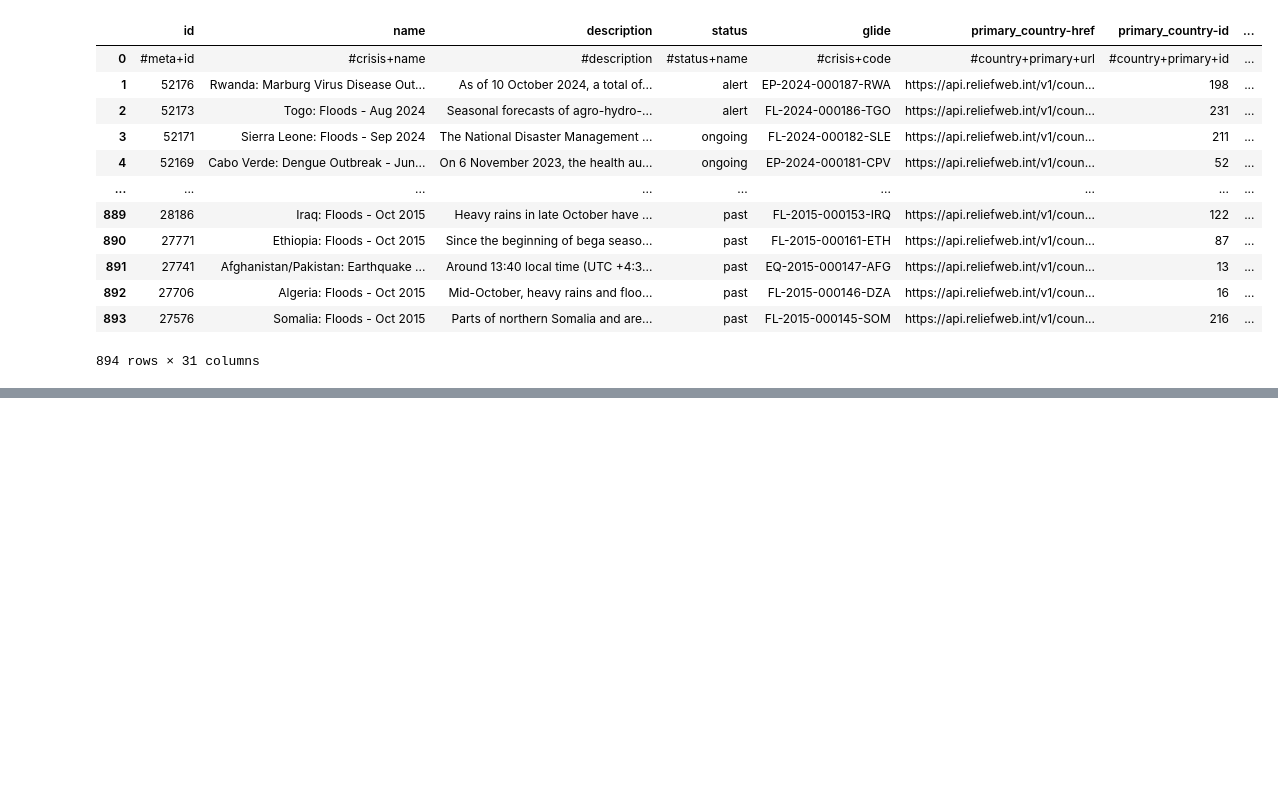
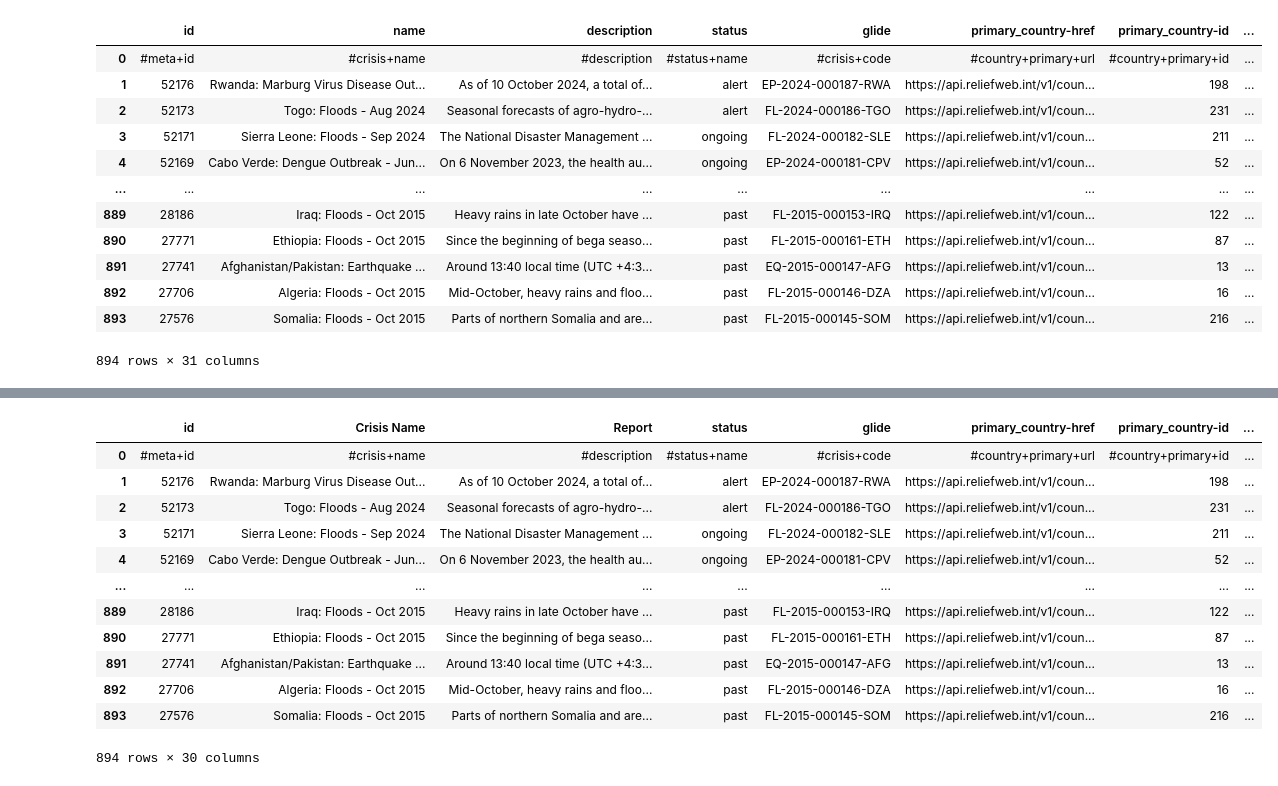
Before and after one commit to INFO3604-Project/DisasterOntology, a Jupyter notebook: dataset_cleaning/reliefweb_data_cleaning.ipynb, the cells around one changed output, grey strips where cells are left out. Drawn from its saved outputs; the diff is of its cells as text; code cells hidden in the pictures; blank space fills up the shorter version.

Commit message:
Cleaned news report dataset and saved to csv

```diff
--- a/dataset_cleaning/reliefweb_data_cleaning.ipynb
+++ b/dataset_cleaning/reliefweb_data_cleaning.ipynb
@@ -19,0 +53,3 @@ df
+# %%
+df = df.drop(columns='description-html')
+df
@@ -19,0 +70,17 @@ df
+# %%
+df =df.rename(columns={'name': 'Crisis Name', 'description': 'Report'})
+df
+# %% [output]
+|  | id | Crisis Name | Report | status | glide | primary_country-href | primary_country-id | ... |
+| 0 | #meta+id | #crisis+name | #description | #status+name | #crisis+code | #country+primary+url | #country+primary+id | ... |
+| 1 | 52176 | Rwanda: Marburg Virus Disease Out... | As of 10 October 2024, a total of... | alert | EP-2024-000187-RWA | https://api.reliefweb.int/v1/coun... | 198 | ... |
+| 2 | 52173 | Togo: Floods - Aug 2024 | Seasonal forecasts of agro-hydro-... | alert | FL-2024-000186-TGO | https://api.reliefweb.int/v1/coun... | 231 | ... |
+| 3 | 52171 | Sierra Leone: Floods - Sep 2024 | The National Disaster Management ... | ongoing | FL-2024-000182-SLE | https://api.reliefweb.int/v1/coun... | 211 | ... |
+| 4 | 52169 | Cabo Verde: Dengue Outbreak - Jun... | On 6 November 2023, the health au... | ongoing | EP-2024-000181-CPV | https://api.reliefweb.int/v1/coun... | 52 | ... |
+| ... | ... | ... | ... | ... | ... | ... | ... | ... |
+| 889 | 28186 | Iraq: Floods - Oct 2015 | Heavy rains in late October have ... | past | FL-2015-000153-IRQ | https://api.reliefweb.int/v1/coun... | 122 | ... |
+| 890 | 27771 | Ethiopia: Floods - Oct 2015 | Since the beginning of bega seaso... | past | FL-2015-000161-ETH | https://api.reliefweb.int/v1/coun... | 87 | ... |
+| 891 | 27741 | Afghanistan/Pakistan: Earthquake ... | Around 13:40 local time (UTC +4:3... | past | EQ-2015-000147-AFG | https://api.reliefweb.int/v1/coun... | 13 | ... |
+| 892 | 27706 | Algeria: Floods - Oct 2015 | Mid-October, heavy rains and floo... | past | FL-2015-000146-DZA | https://api.reliefweb.int/v1/coun... | 16 | ... |
+| 893 | 27576 | Somalia: Floods - Oct 2015 | Parts of northern Somalia and are... | past | FL-2015-000145-SOM | https://api.reliefweb.int/v1/coun... | 216 | ... |
+894 rows × 30 columns
```
Also changed, not shown: parts of 14 cells of this notebook, 2 other files.
